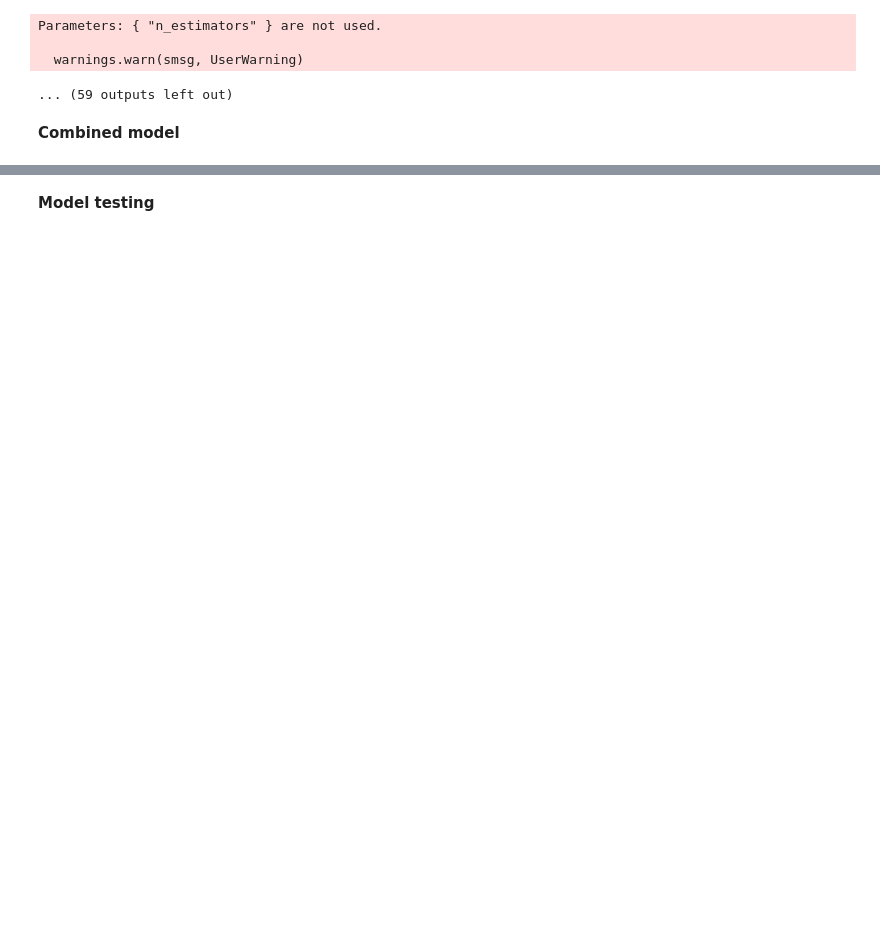
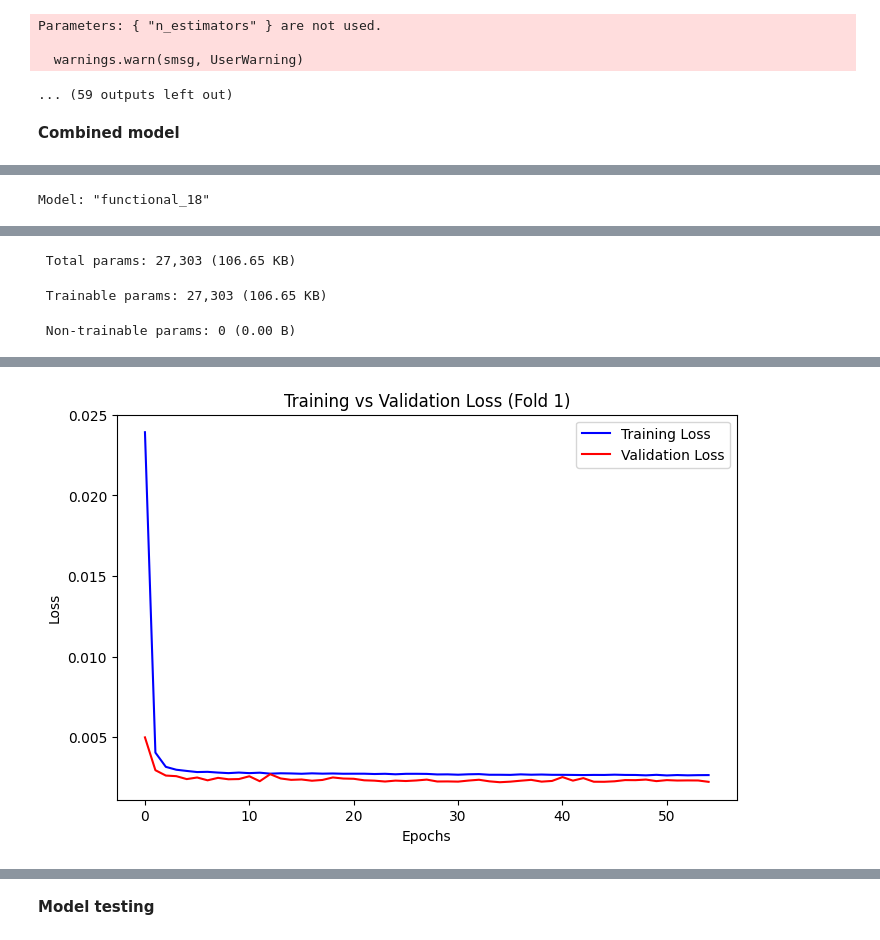
Before and after one commit to savinthie/Final_Year_Project_Final_project, a Jupyter notebook: Final_IDP_model.ipynb, the cells around one changed output, grey strips where cells are left out. Cells and saved outputs as stored; diff of their text form; code cells hidden in the pictures; blank space fills up the shorter version.

```diff
--- a/Final_IDP_model.ipynb
+++ b/Final_IDP_model.ipynb
@@ -619,0 +819,75 @@ Test Data: MAE: 17.5669, R-Squared: 0.9964, RMSE: 24.2721, MSE: 589.133 ,smape:
+# %%
+# Cross-Validation with Evaluation
+def cross_val_with_evaluation(X_scaled, y_exp_scaled, kf, num_epochs=100):
+    fold = 1
+    for train_index, val_index in kf.split(X_scaled):
+        print(f"Fold {fold}/{kf.get_n_splits()}")
+        X_train, X_test_val = X_scaled[train_index], X_scaled[val_index]
+        y_train, y_test_val = y_exp_scaled[train_index], y_exp_scaled[val_index]
+
+        X_test, X_val, y_test, y_val = train_test_split(X_test_val, y_test_val, test_size=0.5, random_state=100) # 50/50 split of remaining 20%
+
+        # Reshaping data for CNN
+        X_train = X_train[..., np.newaxis]
+        X_val = X_val[..., np.newaxis]
+        X_test = X_test[..., np.newaxis]
+
+        model = create_hybrid_model((X_train.shape[1], 1), y_train.shape[1])
+        model.compile(optimizer=Adam(learning_rate=0.001), loss='mean_squared_error')
+        early_stopping = EarlyStopping(monitor='val_loss', patience=20, restore_best_weights=True)
+
+        model.summary()
+
+        # Training
+        history = model.fit(X_train, [y_train[:, i] for i in range(y_train.shape[1])],
+                  validation_data=(X_val, [y_val[:, i] for i in range(y_val.shape[1])]),
+                  epochs=num_epochs, batch_size=128, verbose=1, callbacks=[early_stopping])
+
+        # Predictions
+        y_train_pred = np.column_stack(model.predict(X_train))
+        y_val_pred = np.column_stack(model.predict(X_val))
+        y_test_pred = np.column_stack(model.predict(X_test)) #Prediction on test set
+
+        # Inverse scaling
+        y_train_pred_original = scaler_y.inverse_transform(y_train_pred)
+        y_train_original = scaler_y.inverse_transform(y_train)
+        y_val_pred_original = scaler_y.inverse_transform(y_val_pred)
+        y_val_original = scaler_y.inverse_transform(y_val)
+        y_test_pred_original = scaler_y.inverse_transform(y_test_pred) #Inverse transform for test set
+        y_test_original = scaler_y.inverse_transform(y_test) #Inverse transform for test set
+
+        # Enforce the rule after predictions for childcare expense
+        # The issue is likely caused by X_train having an extra dimension due to[..., np.newaxis].
+        # We need to select the original features for the condition
+        y_train_pred_original[:, childcare_exp_col] = np.where(
+            X_train[:, num_children_col, 0] == 0, 0, y_train_pred_original[:, childcare_exp_col]) #Using X_train[:, num_children_col, 0] instead of X_train[:, num_children_col]
+
+        y_val_pred_original[:, childcare_exp_col] = np.where(
+            X_val[:, num_children_col, 0] == 0, 0, y_val_pred_original[:, childcare_exp_col]) #Using X_val[:, num_children_col, 0] instead of X_val[:, num_children_col]
+
+        y_test_pred_original[:, childcare_exp_col] = np.where(
+            X_test[:, num_children_col, 0] == 0, 0, y_test_pred_original[:, childcare_exp_col]) #Using X_test[:, num_children_col, 0] instead of X_test[:, num_children_col]
+
+        # Metrics for each target
+        for i, target in enumerate(target_col_list):
+            print(f'Model Results for {target.capitalize()}:')
+            print('Train Data:', regr_report(y_train_original[:, i], y_train_pred_original[:, i]))
+            print('Validation Data:', regr_report(y_val_original[:, i], y_val_pred_original[:, i]))
+            print('Test Data:', regr_report(y_test_original[:, i], y_test_pred_original[:, i])) #Print metrics for test set
+            print()
+
+       # Plot training & validation loss
+        plt.figure(figsize=(8, 5))
+        plt.plot(history.history['loss'], label='Training Loss', color='blue')
+        plt.plot(history.history['val_loss'], label='Validation Loss', color='red')
+        plt.xlabel('Epochs')
+        plt.ylabel('Loss')
+        plt.title(f'Training vs Validation Loss (Fold {fold})')
+        plt.legend()
+        plt.show()
+
+        fold += 1
+        return model # Return the trained model
+combined_model = cross_val_with_evaluation(additional_features, y_exp_scaled, kf) # the total number of inputs should be 18 ()
+combined_model.save_weights("model_expenses.weights.h5")
+# %% [output]
@@ -619,0 +895 @@ Test Data: MAE: 17.5669, R-Squared: 0.9964, RMSE: 24.2721, MSE: 589.133 ,smape:
+Model: "functional_18"
@@ -619,0 +913,3 @@ Test Data: MAE: 17.5669, R-Squared: 0.9964, RMSE: 24.2721, MSE: 589.133 ,smape:
+ Total params: 27,303 (106.65 KB)
+ Trainable params: 27,303 (106.65 KB)
+ Non-trainable params: 0 (0.00 B)
@@ -619,0 +933 @@ Test Data: MAE: 17.5669, R-Squared: 0.9964, RMSE: 24.2721, MSE: 589.133 ,smape:
+[figure, added]
```
Also changed, not shown: parts of 29 cells of this notebook.
